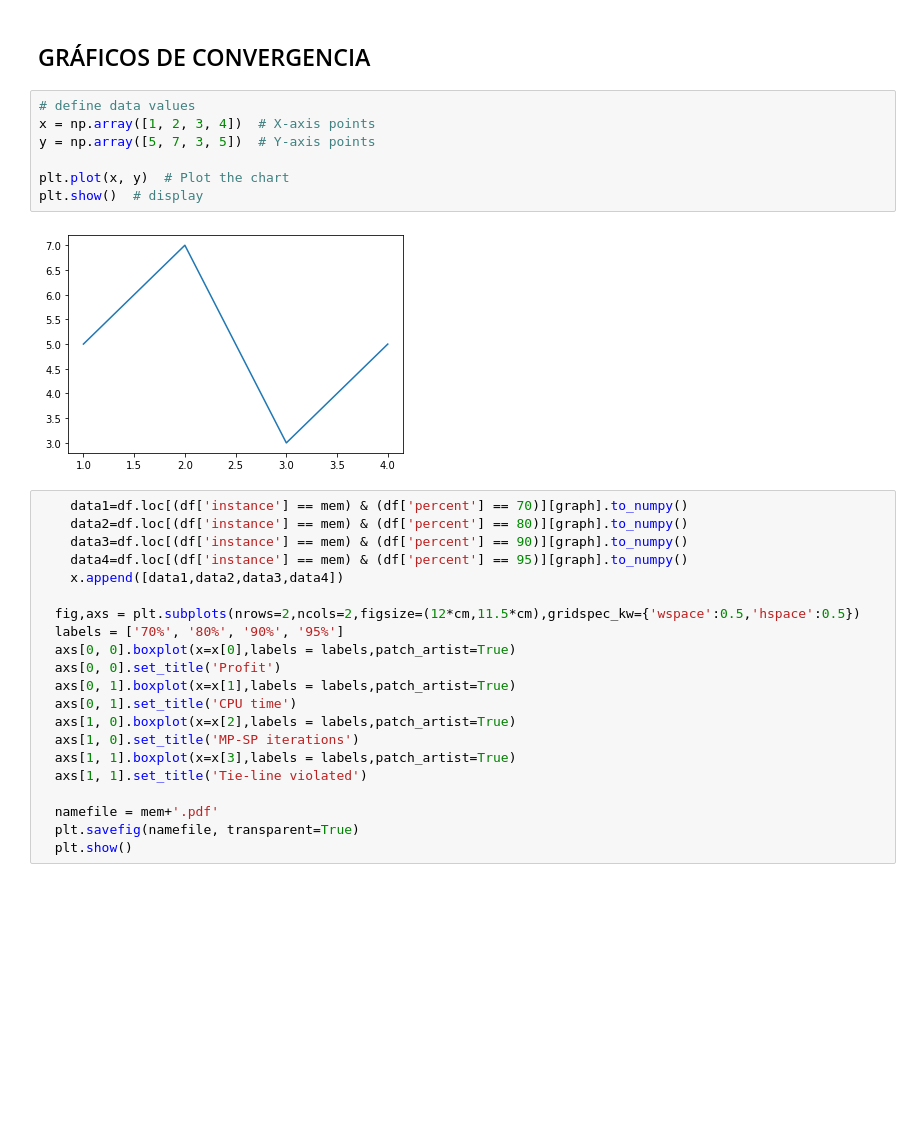
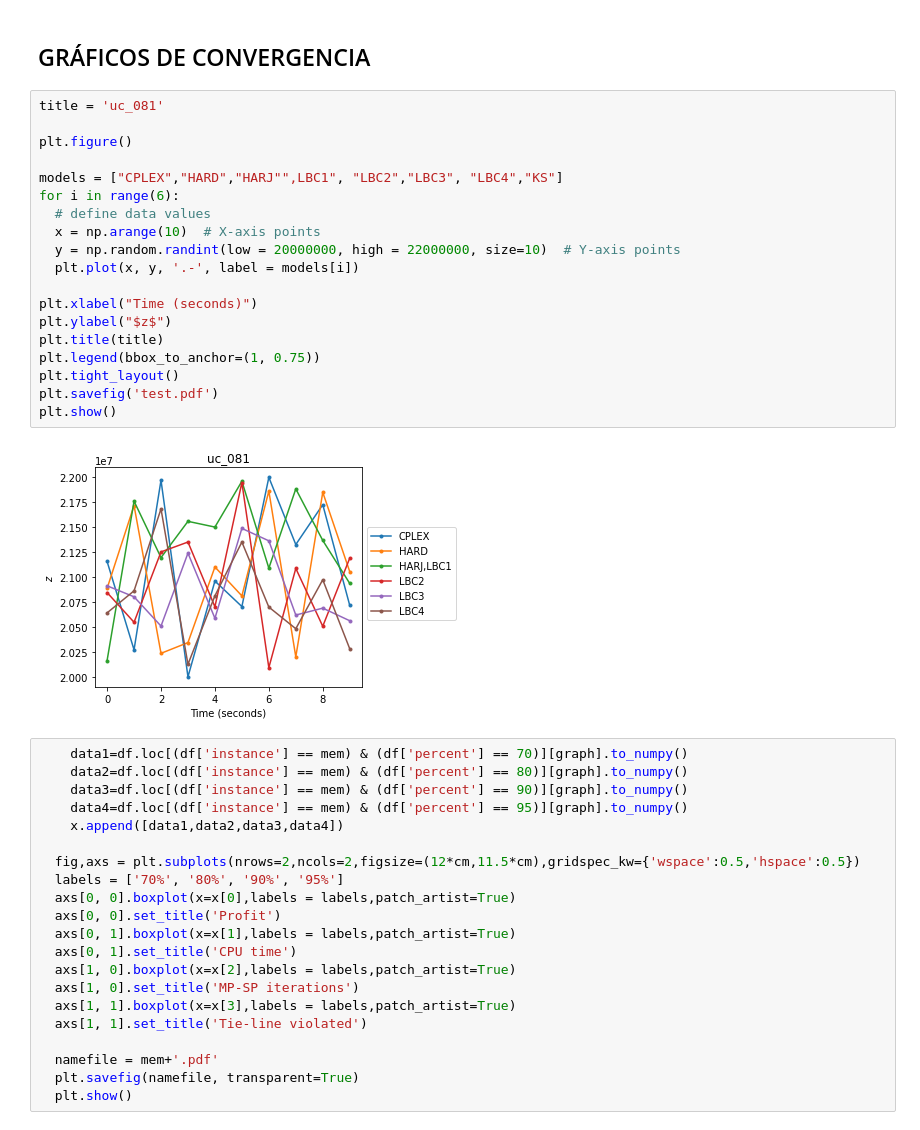
Before and after one commit to urieliram/Matheuristics_UCP, a Jupyter notebook: Figures_TC_UC.ipynb, the cells around one changed output. Saved outputs shown, nothing was run; the diff lists cells and outputs as text; blank space fills up the shorter version.

```diff
--- a/Figures_TC_UC.ipynb
+++ b/Figures_TC_UC.ipynb
@@ -80,15 +80,27 @@ WARNING:matplotlib.legend:No handles with labels found to put in legend.
 [figure]
 # %% [markdown]
 ## GRÁFICOS DE CONVERGENCIA
-# %%
-# define data values
-x = np.array([1, 2, 3, 4])  # X-axis points
-y = np.array([5, 7, 3, 5])  # Y-axis points
-
-plt.plot(x, y)  # Plot the chart
-plt.show()  # display
-# %% [output]
-[figure, removed]
+# %%
+title = 'uc_081'
+
+plt.figure()
+
+models = ["CPLEX","HARD","HARJ"",LBC1", "LBC2","LBC3", "LBC4","KS"]
+for i in range(6):
+  # define data values
+  x = np.arange(10)  # X-axis points
+  y = np.random.randint(low = 20000000, high = 22000000, size=10)  # Y-axis points
+  plt.plot(x, y, '.-', label = models[i])
+
+plt.xlabel("Time (seconds)")
+plt.ylabel("$z$")
+plt.title(title)
+plt.legend(bbox_to_anchor=(1, 0.75))
+plt.tight_layout()
+plt.savefig('test.pdf')
+plt.show()
+# %% [output]
+[figure, added]
 # %%
     data1=df.loc[(df['instance'] == mem) & (df['percent'] == 70)][graph].to_numpy()
     data2=df.loc[(df['instance'] == mem) & (df['percent'] == 80)][graph].to_numpy()
```
